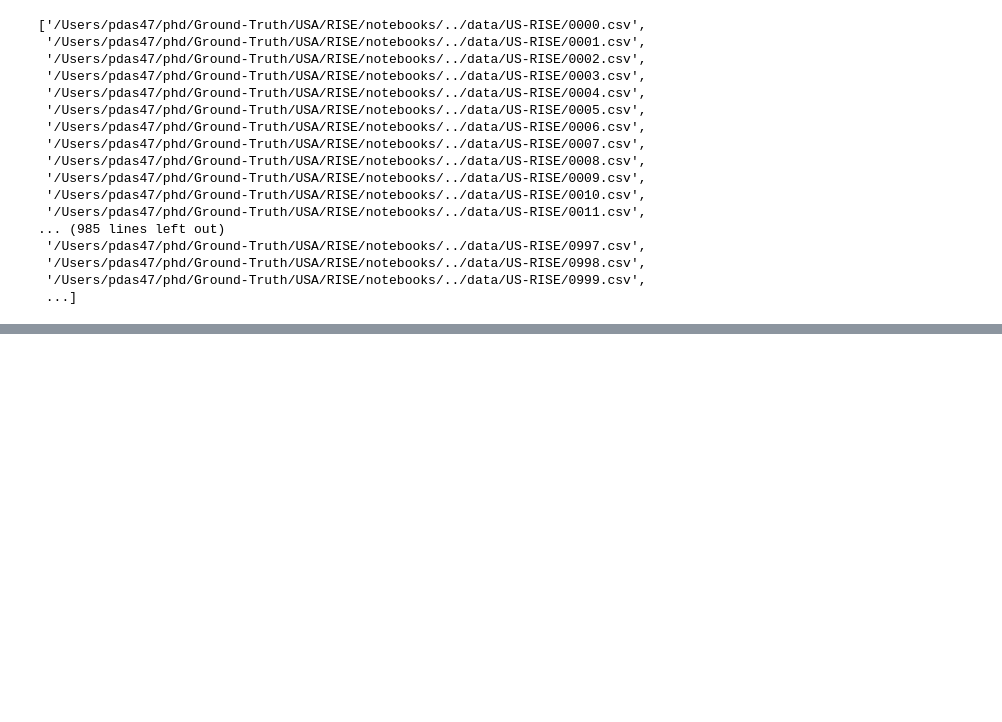
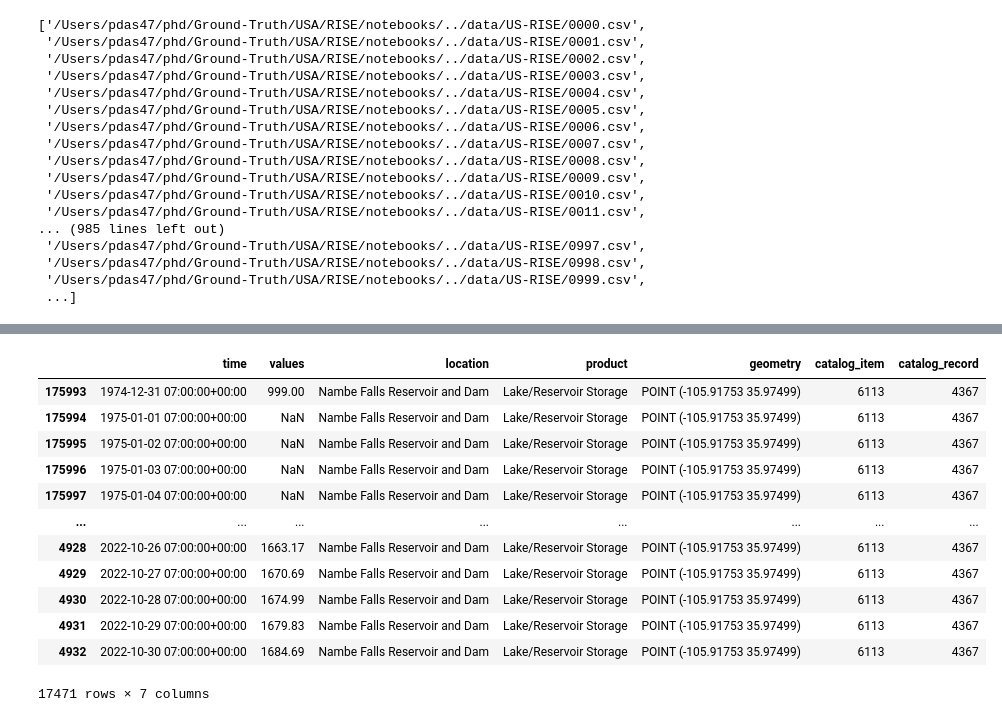
Before and after one commit to pritamd47/RISE-reservoir-data, a Jupyter notebook: notebooks/parse_rise_data.ipynb, the cells around one changed output, grey strips where cells are left out. Cells and saved outputs as stored; diff of their text form; code cells hidden in the pictures; blank space fills up the shorter version.

```diff
--- a/notebooks/parse_rise_data.ipynb
+++ b/notebooks/parse_rise_data.ipynb
@@ -333,0 +268,4 @@ all_data.to_csv("data/US-RISE.csv")
+# %%
+df_subset = df_subset.loc[df_subset['product'] == 'Lake/Reservoir Storage', :]
+df_subset.compute()
+# %% [output]
@@ -333,0 +277,13 @@ all_data.to_csv("data/US-RISE.csv")
+|  | time | values | location | product | geometry | catalog_item | catalog_record |
+| 175993 | 1974-12-31 07:00:00+00:00 | 999.00 | Nambe Falls Reservoir and Dam | Lake/Reservoir Storage | POINT (-105.91753 35.97499) | 6113 | 4367 |
+| 175994 | 1975-01-01 07:00:00+00:00 | NaN | Nambe Falls Reservoir and Dam | Lake/Reservoir Storage | POINT (-105.91753 35.97499) | 6113 | 4367 |
+| 175995 | 1975-01-02 07:00:00+00:00 | NaN | Nambe Falls Reservoir and Dam | Lake/Reservoir Storage | POINT (-105.91753 35.97499) | 6113 | 4367 |
+| 175996 | 1975-01-03 07:00:00+00:00 | NaN | Nambe Falls Reservoir and Dam | Lake/Reservoir Storage | POINT (-105.91753 35.97499) | 6113 | 4367 |
+| 175997 | 1975-01-04 07:00:00+00:00 | NaN | Nambe Falls Reservoir and Dam | Lake/Reservoir Storage | POINT (-105.91753 35.97499) | 6113 | 4367 |
+| ... | ... | ... | ... | ... | ... | ... | ... |
+| 4928 | 2022-10-26 07:00:00+00:00 | 1663.17 | Nambe Falls Reservoir and Dam | Lake/Reservoir Storage | POINT (-105.91753 35.97499) | 6113 | 4367 |
+| 4929 | 2022-10-27 07:00:00+00:00 | 1670.69 | Nambe Falls Reservoir and Dam | Lake/Reservoir Storage | POINT (-105.91753 35.97499) | 6113 | 4367 |
+| 4930 | 2022-10-28 07:00:00+00:00 | 1674.99 | Nambe Falls Reservoir and Dam | Lake/Reservoir Storage | POINT (-105.91753 35.97499) | 6113 | 4367 |
+| 4931 | 2022-10-29 07:00:00+00:00 | 1679.83 | Nambe Falls Reservoir and Dam | Lake/Reservoir Storage | POINT (-105.91753 35.97499) | 6113 | 4367 |
+| 4932 | 2022-10-30 07:00:00+00:00 | 1684.69 | Nambe Falls Reservoir and Dam | Lake/Reservoir Storage | POINT (-105.91753 35.97499) | 6113 | 4367 |
+17471 rows × 7 columns
```
Also changed, not shown: parts of 23 cells of this notebook.
